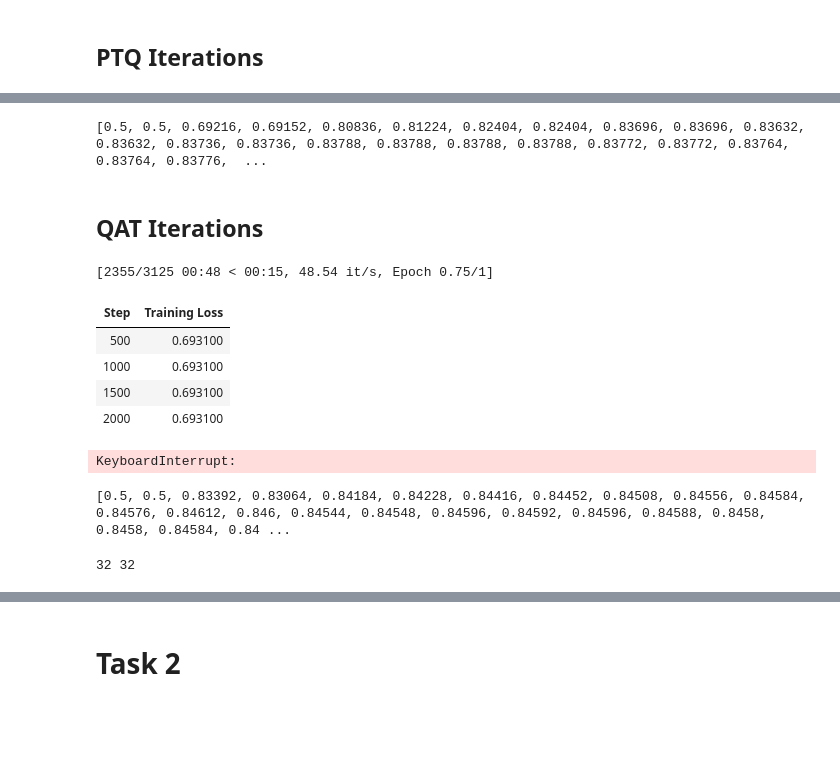
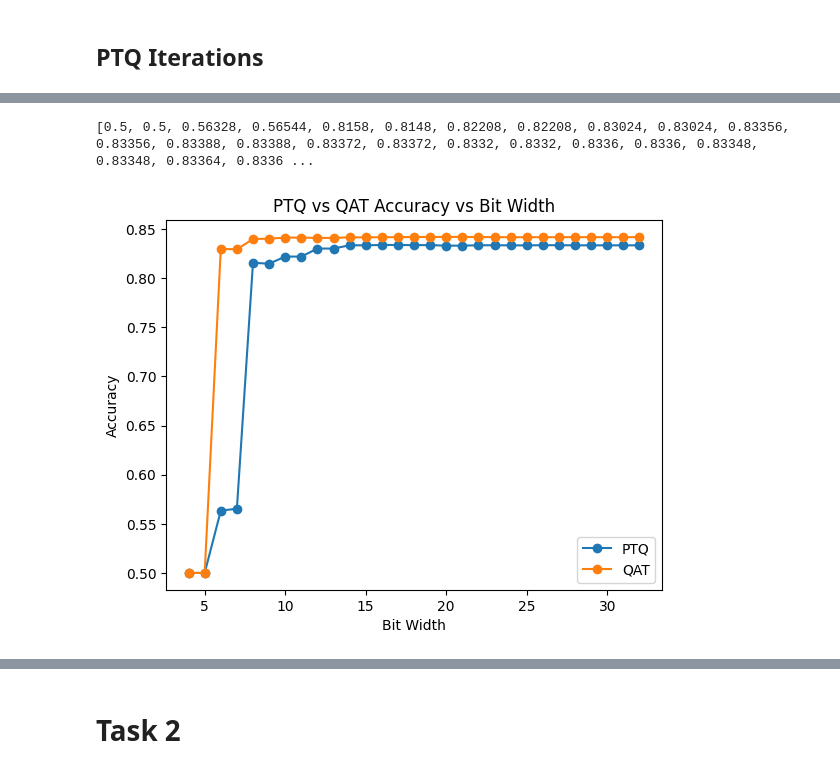
Before and after one commit to rahgun04/ELEC70109-Advanced-Deep-Learning-Systems, a Jupyter notebook: labs/Lab1.ipynb, the cells around one changed output, grey strips where cells are left out. Saved outputs shown, nothing was run; the diff lists cells and outputs as text; code cells hidden in the pictures; blank space fills up the shorter version.

```diff
--- a/labs/Lab1.ipynb
+++ b/labs/Lab1.ipynb
@@ -231,54 +267,17 @@ KeyboardInterrupt:
 # %%
 print(ptq_accuracies)
+
+import matplotlib.pyplot as plt
+
+plt.figure()
+plt.plot(WIDTHS, ptq_accuracies, marker='o', label="PTQ")
+plt.plot(WIDTHS, qat_accuracies, marker='o', label="QAT")
+
+plt.xlabel("Bit Width")
+plt.ylabel("Accuracy")
+plt.title("PTQ vs QAT Accuracy vs Bit Width")
+plt.legend()
+plt.show()
 # %% [output]
-[0.5, 0.5, 0.69216, 0.69152, 0.80836, 0.81224, 0.82404, 0.82404, 0.83696, 0.83696, 0.83632, 0.83632, 0.83736, 0.83736, 0.83788, 0.83788, 0.83788, 0.83788, 0.83772, 0.83772, 0.83764, 0.83764, 0.83776,  ...
+[0.5, 0.5, 0.56328, 0.56544, 0.8158, 0.8148, 0.82208, 0.82208, 0.83024, 0.83024, 0.83356, 0.83356, 0.83388, 0.83388, 0.83372, 0.83372, 0.8332, 0.8332, 0.8336, 0.8336, 0.83348, 0.83348, 0.83364, 0.8336 ...
+[figure, added]
-# %% [markdown]
-## QAT Iterations
-# %%
-qat_accuracies = []
-
-for width in WIDTHS:
-    mg, _ = passes.quantize_transform_pass(mg,pass_args=get_quantisation_config(width),)
-    trainer = get_trainer(
-        model=mg.model,
-        tokenized_dataset=dataset,
-        tokenizer=tokenizer,
-        evaluate_metric="accuracy",
-    )
-    trainer.train()
-    eval_results = trainer.evaluate()
-    print(f"Evaluation accuracy: {eval_results['eval_accuracy']}, Bit Width: {width}")
-    qat_accuracies.append(eval_results['eval_accuracy'])
-# %% [output]
-[2355/3125 00:48 < 00:15, 48.54 it/s, Epoch 0.75/1]
-| Step | Training Loss |
-| 500 | 0.693100 |
-| 1000 | 0.693100 |
-| 1500 | 0.693100 |
-| 2000 | 0.693100 |
-KeyboardInterrupt:
-# %%
-print(qat_accuracies)
-# %% [output]
-[0.5, 0.5, 0.83392, 0.83064, 0.84184, 0.84228, 0.84416, 0.84452, 0.84508, 0.84556, 0.84584, 0.84576, 0.84612, 0.846, 0.84544, 0.84548, 0.84596, 0.84592, 0.84596, 0.84588, 0.8458, 0.8458, 0.84584, 0.84 ...
-# %%
-# Find best model
-
-qat_accuracies = [0.5, 0.5, 0.83392, 0.83064, 0.84184, 0.84228, 0.84416, 0.84452, 0.84508, 0.84556, 0.84584, 0.84576, 0.84612, 0.846, 0.84544, 0.84548, 0.84596, 0.84592, 0.84596, 0.84588, 0.8458, 0.8458, 0.84584, 0.84584, 0.84608, 0.84612, 0.84596, 0.84596, 0.84604]
-ptq_accuracies = [0.5, 0.5, 0.69216, 0.69148, 0.80836, 0.81224, 0.82404, 0.82404, 0.83684, 0.83684, 0.83628, 0.83628, 0.83732, 0.83732, 0.83792, 0.83792, 0.83788, 0.83788, 0.83772, 0.83772, 0.83764, 0.83764, 0.8378, 0.8378, 0.83772, 0.83772, 0.83776, 0.83776, 0.83772]
-
-best_PTQ = 0
-best_PTQ_width = 0;
-best_QAT = 0
-best_QAT_width = 0;
-
-
-
-for i in range(len(WIDTHS)):
-    if ptq_accuracies[i] > best_PTQ:
-        best_PTQ_width = WIDTHS[i]
-    if qat_accuracies[i] > best_QAT:
-        best_QAT_width = WIDTHS[i]
-print(best_PTQ_width, best_QAT_width)
-# %% [output]
-32 32
```
Also changed, not shown: parts of 14 cells of this notebook, 7 other files.
